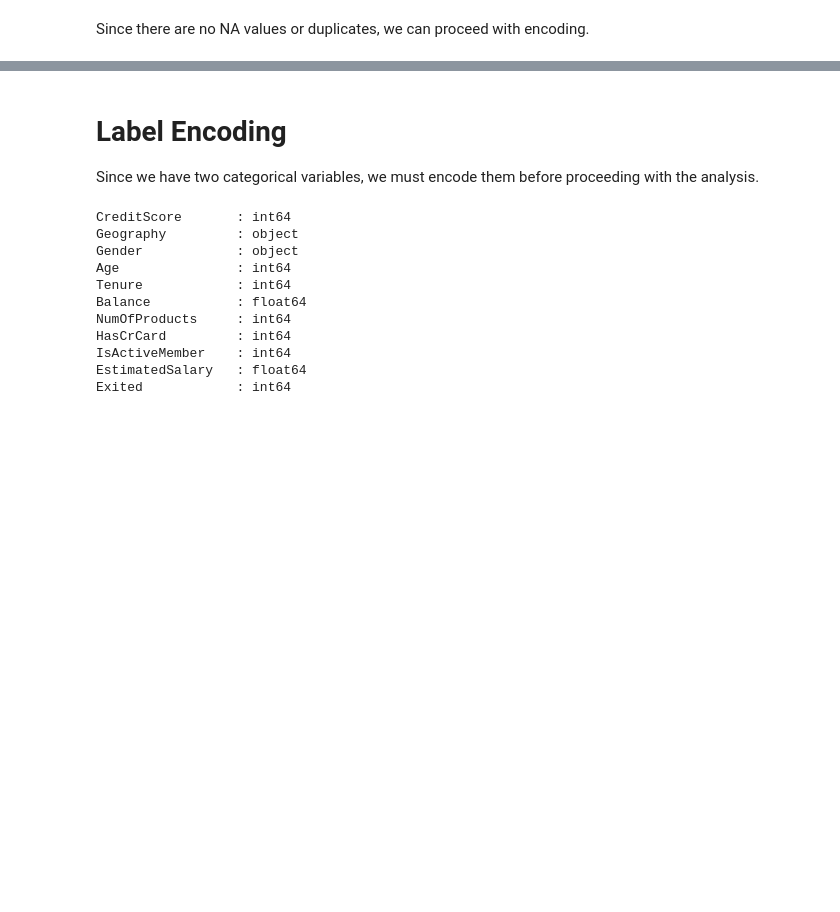
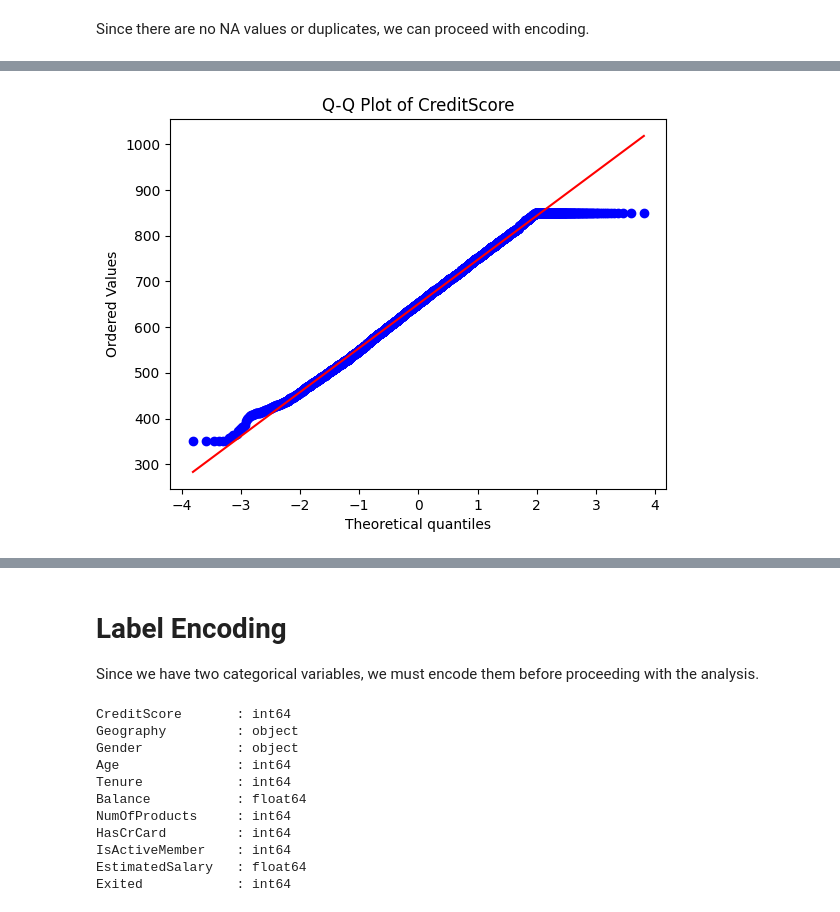
Before and after one commit to Fearless-Badger/Customer-Churn-Analysis, a Jupyter notebook: analysis/churn_analysis.ipynb, the cells around one changed output, grey strips where cells are left out. Cells and saved outputs as stored; diff of their text form; code cells hidden in the pictures; blank space fills up the shorter version.

```diff
--- a/analysis/churn_analysis.ipynb
+++ b/analysis/churn_analysis.ipynb
@@ -131,0 +176,6 @@ Since there are no NA values or duplicates, we can proceed with encoding.
+# %%
+probplot(X['CreditScore'], dist = "norm", plot = plt)
+plt.title("Q-Q Plot of CreditScore")
+plt.show()
+# %% [output]
+[figure, added]
```
Also changed, not shown: parts of 14 cells of this notebook, 1 other file.
